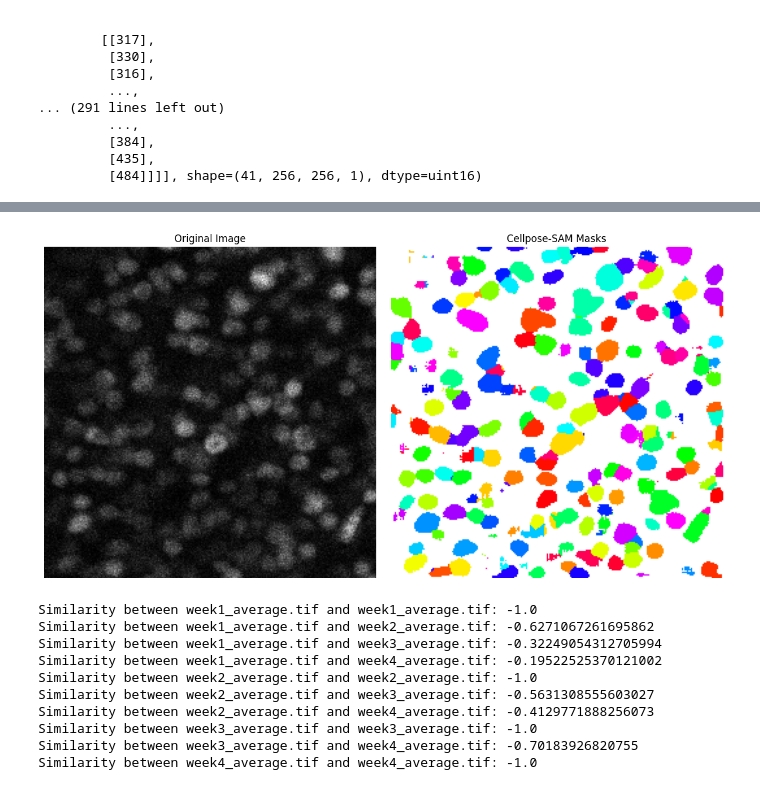
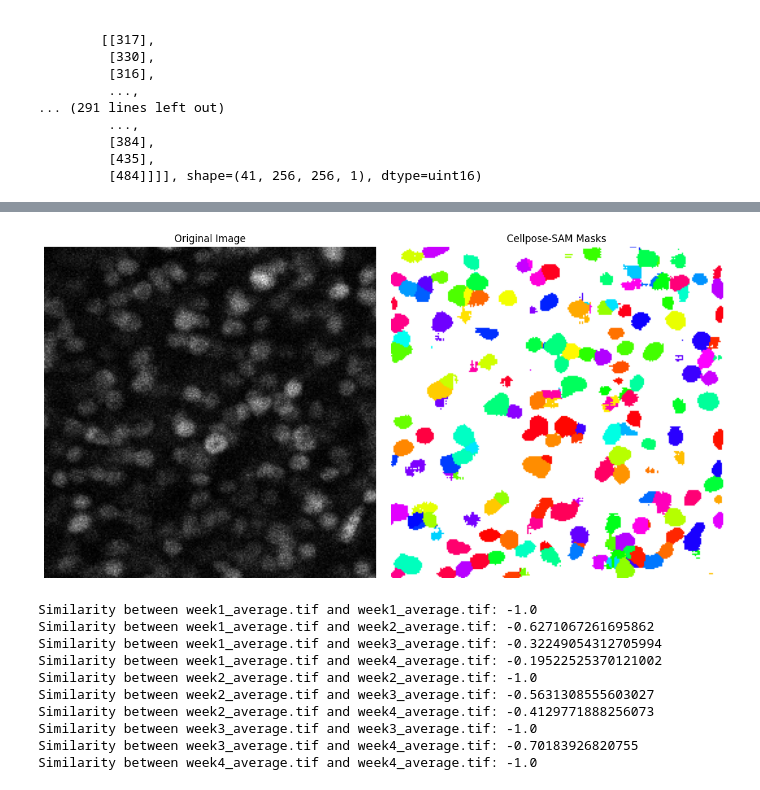
Before and after one commit to hung-lo/molecular_tracking, a Jupyter notebook: notebooks/weeklyRegister_20260531.ipynb, the cells around one changed output, grey strips where cells are left out. Cells and saved outputs as stored; diff of their text form; code cells hidden in the pictures.

```diff
--- a/notebooks/weeklyRegister_20260531.ipynb
+++ b/notebooks/weeklyRegister_20260531.ipynb
@@ -343,23 +347,23 @@ masks, flows, styles = model.eval(
 # %%
 # Cell 5: Visualize the results
 # Plot the raw image alongside the predicted cell masks
 fig, ax = plt.subplots(1, 2, figsize=(12, 6))
 
 ax[0].imshow(loaded_images[15], cmap='gray')
 ax[0].set_title('Original Image')
 ax[0].axis('off')
 
 # # Display masks using an RGB label color format
 from cellpose import plot
-mask_RGB = plot.mask_overlay(loaded_images[15], masks[15])
+mask_RGB = plot.mask_overlay(loaded_images[20], masks[20])
 ax[1].imshow(mask_RGB)
 ax[1].set_title('Cellpose-SAM Masks')
 ax[1].axis('off')
 
 plt.tight_layout()
 plt.show()
 # %% [output]
-[figure, old version]
+[figure, new version]
 # %%
 ## now, do cellpose 3D on the week average images and come back here afterwards
 # %%
```
Also changed, not shown: parts of 1 cell of this notebook.
